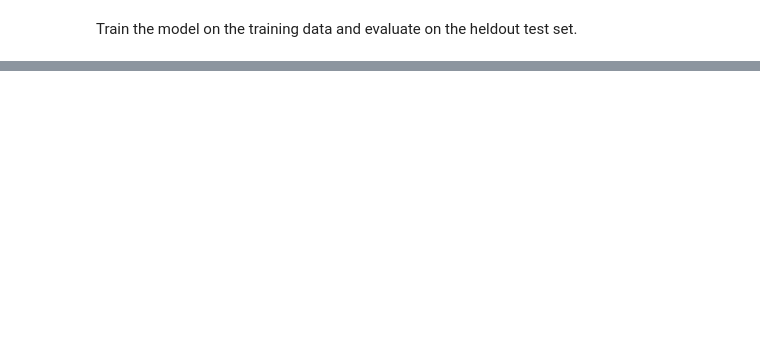
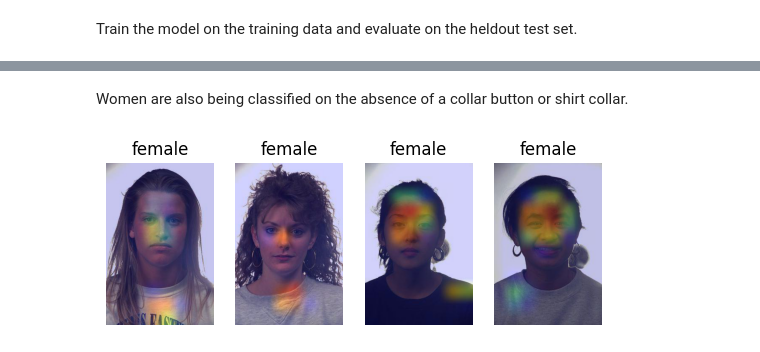
Before and after one commit to avpai-dinosaur/gender_classification, a Jupyter notebook: reu.ipynb, the cells around one changed output, grey strips where cells are left out. Cells and saved outputs as stored; diff of their text form; code cells hidden in the pictures; blank space fills up the shorter version.

```diff
--- a/reu.ipynb
+++ b/reu.ipynb
@@ -203,0 +473,19 @@ model.evaluate(test_data)
+# %% [markdown]
+Women are also being classified on the absence of a collar button or shirt collar.
+# %%
+no_collar_women = ["0047", "0051", "0059", "0060"]
+i = 0
+while (i < 4):
+  for woman in no_collar_women:
+    ax = plt.subplot(2, 4, i + 1)
+    im = PIL.Image.open("/content/drive/MyDrive/(8) Summer 2023 REU/Grad-CAMs/correct/female/"
+                        + woman + ".cam.jpg")
+    plt.imshow(im)
+    label = "female"
+    plt.title("female")
+    plt.axis("off")
+    if (i > 3):
+      break
+    i += 1
+# %% [output]
+[figure, added]
```
Also changed, not shown: parts of 48 cells of this notebook.
